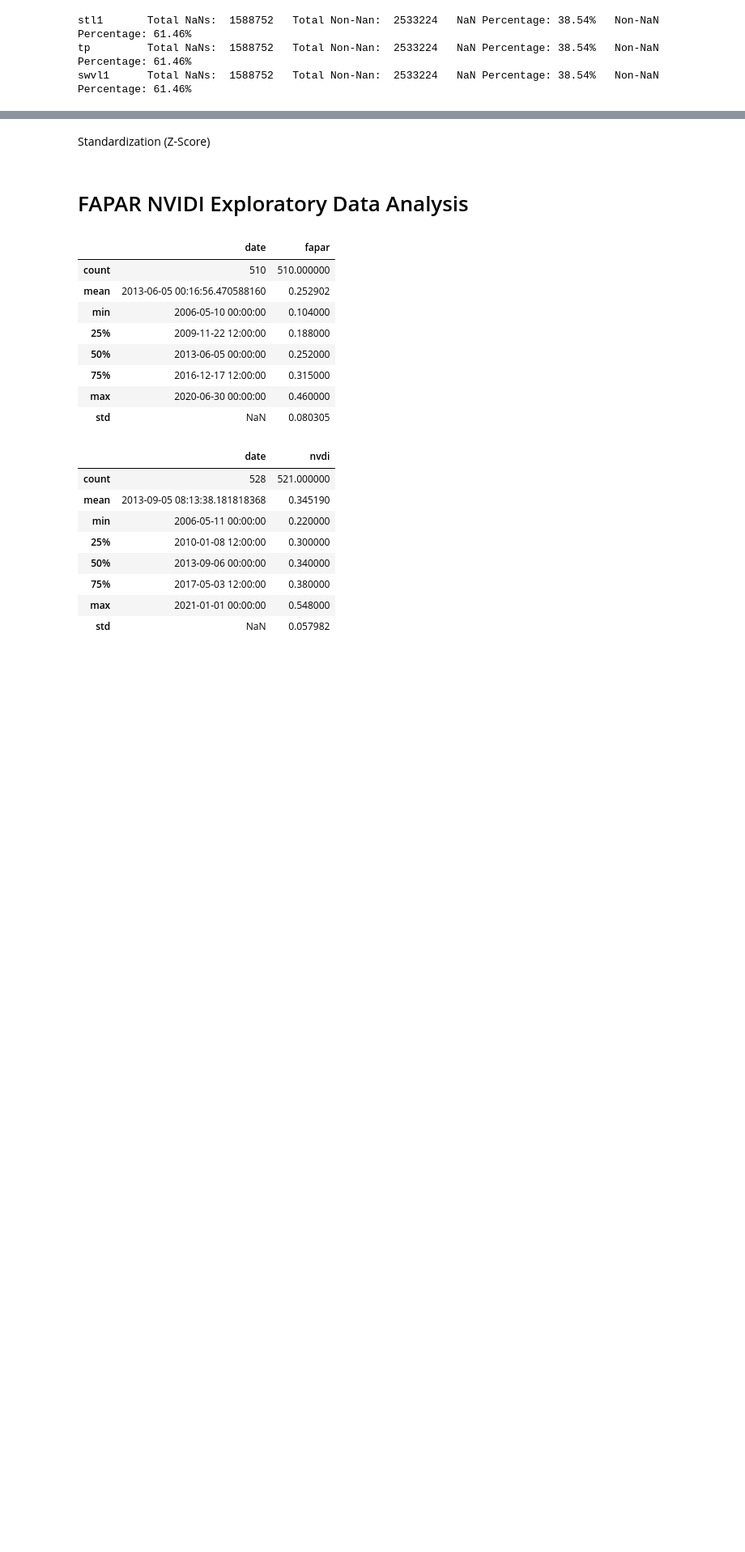
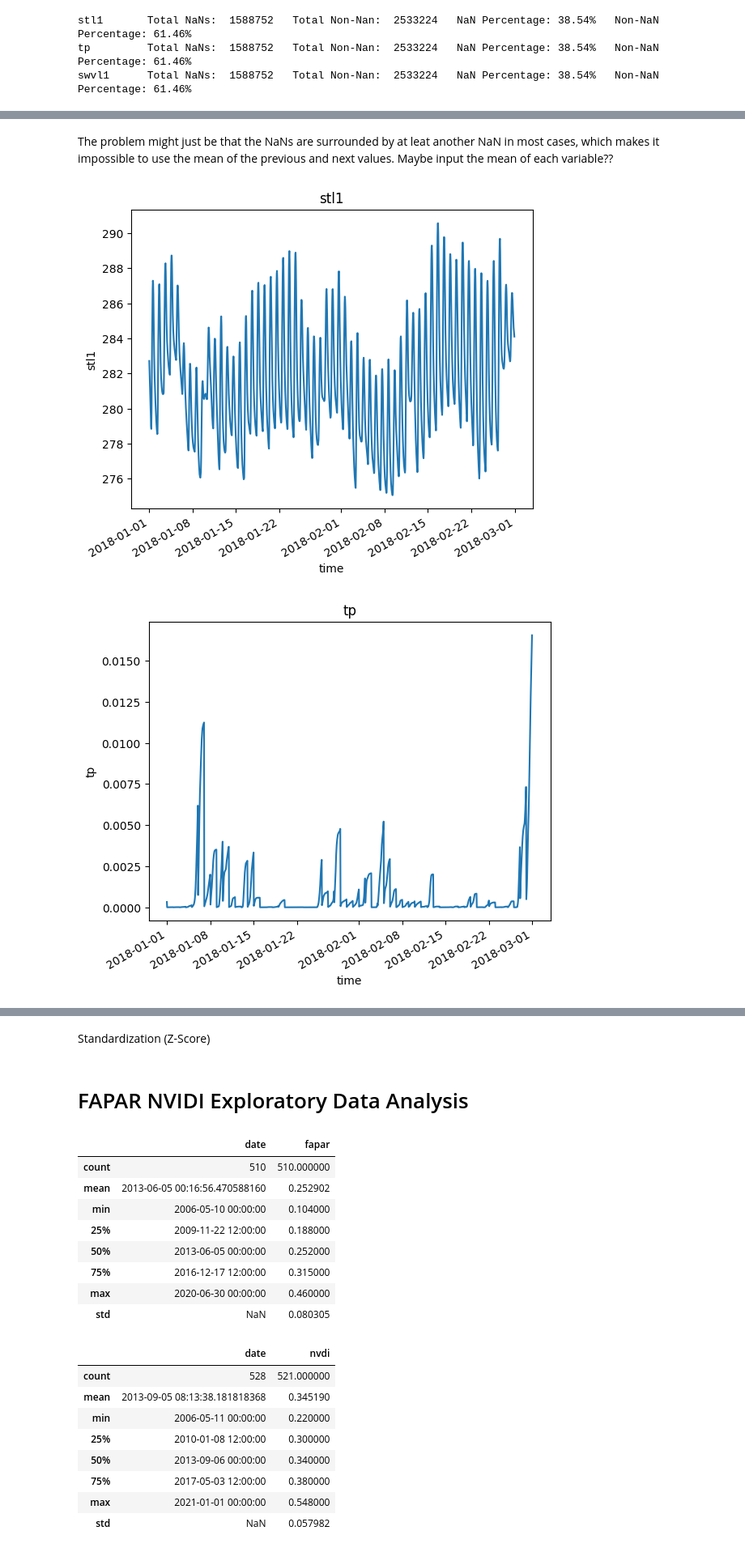
Before and after one commit to Zrive/zrive-ds-4q23-olive, a Jupyter notebook: notebooks/initial_climate_data_eda.ipynb, the cells around one changed output, grey strips where cells are left out. Shown at 81% size. Saved outputs shown, nothing was run; the diff lists cells and outputs as text; code cells hidden in the pictures; blank space fills up the shorter version.

```diff
--- a/notebooks/initial_climate_data_eda.ipynb
+++ b/notebooks/initial_climate_data_eda.ipynb
@@ -95,0 +149,3 @@ df = df.dropna()
+# %% [markdown]
+The problem might just be that the NaNs are surrounded by at leat another NaN in most cases, which makes it impossible to use the mean of the previous and next values.
+Maybe input the mean of each variable??
@@ -95,0 +159,8 @@ df = df.dropna()
+# %%
+for var in ds.data_vars:
+    ds[var].mean(dim=['latitude', 'longitude']).plot()
+    plt.title(var)
+    plt.show()
+# %% [output]
+[figure, added]
+[figure, added]
```
Also changed, not shown: parts of 31 cells of this notebook, 2 other files.
